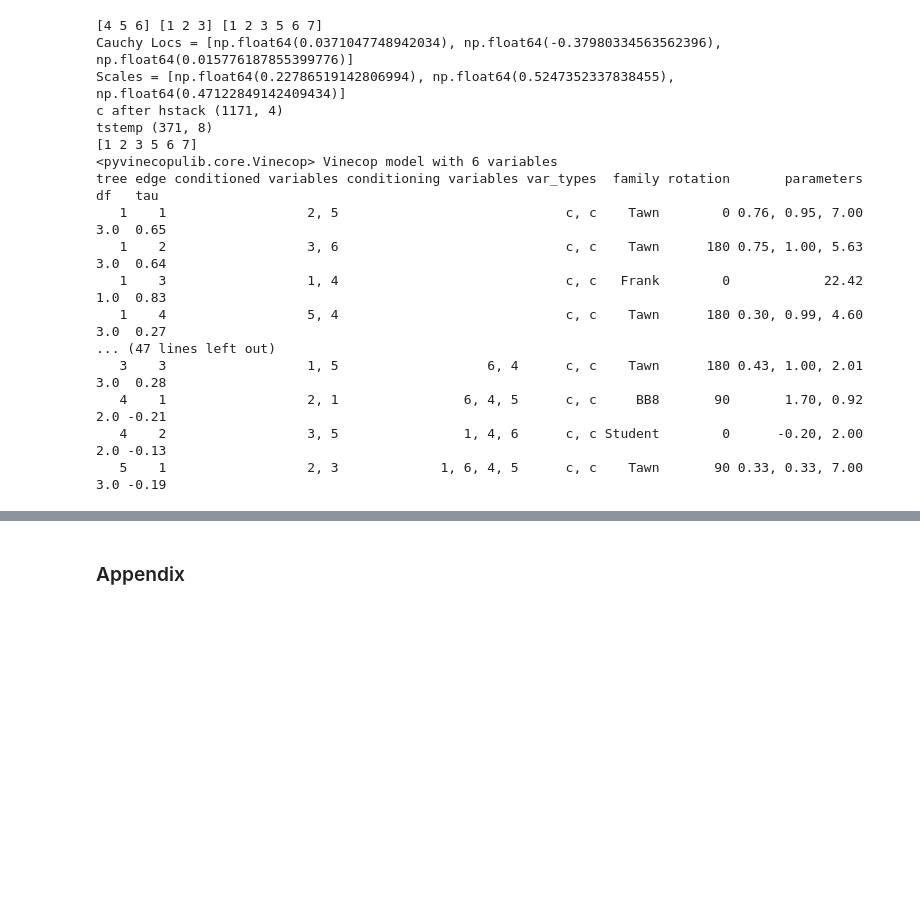
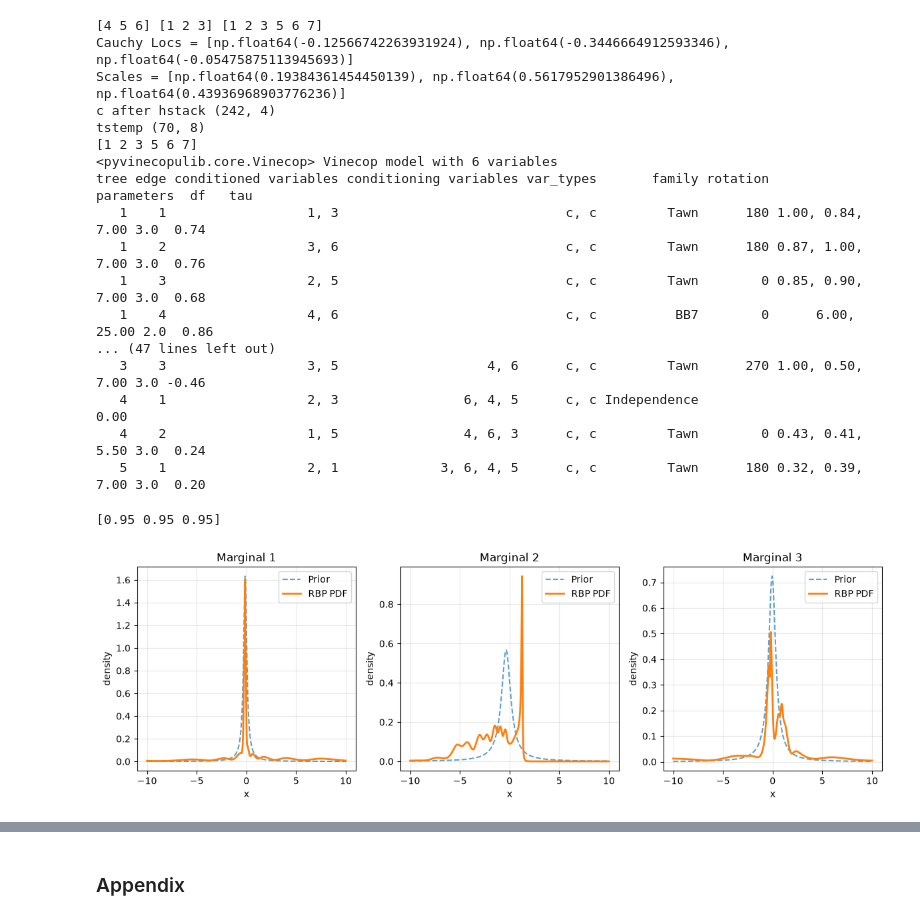
Before and after one commit to chaeyunkimm/dissertation, a Jupyter notebook: rl_pendulum_discrete_test.ipynb, the cells around one changed output, grey strips where cells are left out. Cells and saved outputs as stored; diff of their text form; code cells hidden in the pictures; blank space fills up the shorter version.

```diff
--- a/rl_pendulum_discrete_test.ipynb
+++ b/rl_pendulum_discrete_test.ipynb
@@ -150,24 +156,29 @@ class pendulum_vines:
 
         return s_history, a_history, s_dash_history, r_history
 # %%
-test_vine = pendulum_vines()
-test_vine.fit(all_s, all_a)
+test_vine = pendulum_vines(max_rho=0.95)
+test_vine.fit(all_s, all_a, episode_ends=episode_ends)
 # %% [output]
 [4 5 6] [1 2 3] [1 2 3 5 6 7]
-Cauchy Locs = [np.float64(0.0371047748942034), np.float64(-0.37980334563562396), np.float64(0.015776187855399776)]
-Scales = [np.float64(0.22786519142806994), np.float64(0.5247352337838455), np.float64(0.47122849142409434)]
-c after hstack (1171, 4)
-tstemp (371, 8)
+Cauchy Locs = [np.float64(-0.12566742263931924), np.float64(-0.3446664912593346), np.float64(-0.05475875113945693)]
+Scales = [np.float64(0.19384361454450139), np.float64(0.5617952901386496), np.float64(0.43936968903776236)]
+c after hstack (242, 4)
+tstemp (70, 8)
 [1 2 3 5 6 7]
 <pyvinecopulib.core.Vinecop> Vinecop model with 6 variables
-tree edge conditioned variables conditioning variables var_types  family rotation       parameters  df   tau
-   1    1                  2, 5                             c, c    Tawn        0 0.76, 0.95, 7.00 3.0  0.65
-   1    2                  3, 6                             c, c    Tawn      180 0.75, 1.00, 5.63 3.0  0.64
-   1    3                  1, 4                             c, c   Frank        0            22.42 1.0  0.83
-   1    4                  5, 4                             c, c    Tawn      180 0.30, 0.99, 4.60 3.0  0.27
+tree edge conditioned variables conditioning variables var_types       family rotation       parameters  df   tau
+   1    1                  1, 3                             c, c         Tawn      180 1.00, 0.84, 7.00 3.0  0.74
+   1    2                  3, 6                             c, c         Tawn      180 0.87, 1.00, 7.00 3.0  0.76
+   1    3                  2, 5                             c, c         Tawn        0 0.85, 0.90, 7.00 3.0  0.68
+   1    4                  4, 6                             c, c          BB7        0      6.00, 25.00 2.0  0.86
 ... (47 lines left out)
-   3    3                  1, 5                   6, 4      c, c    Tawn      180 0.43, 1.00, 2.01 3.0  0.28
-   4    1                  2, 1                6, 4, 5      c, c     BB8       90       1.70, 0.92 2.0 -0.21
-   4    2                  3, 5                1, 4, 6      c, c Student        0      -0.20, 2.00 2.0 -0.13
-   5    1                  2, 3             1, 6, 4, 5      c, c    Tawn       90 0.33, 0.33, 7.00 3.0 -0.19
+   3    3                  3, 5                   4, 6      c, c         Tawn      270 1.00, 0.50, 7.00 3.0 -0.46
+   4    1                  2, 3                6, 4, 5      c, c Independence                                0.00
+   4    2                  1, 5                4, 6, 3      c, c         Tawn        0 0.43, 0.41, 5.50 3.0  0.24
+   5    1                  2, 1             3, 6, 4, 5      c, c         Tawn      180 0.32, 0.39, 7.00 3.0  0.20
+# %%
+test_vine.qbcondcop.check_rbp_pdfs_real_line()
+# %% [output]
+[0.95 0.95 0.95]
+[figure, added]
 # %%
```
Also changed, not shown: parts of 8 cells of this notebook, 14 other files.
